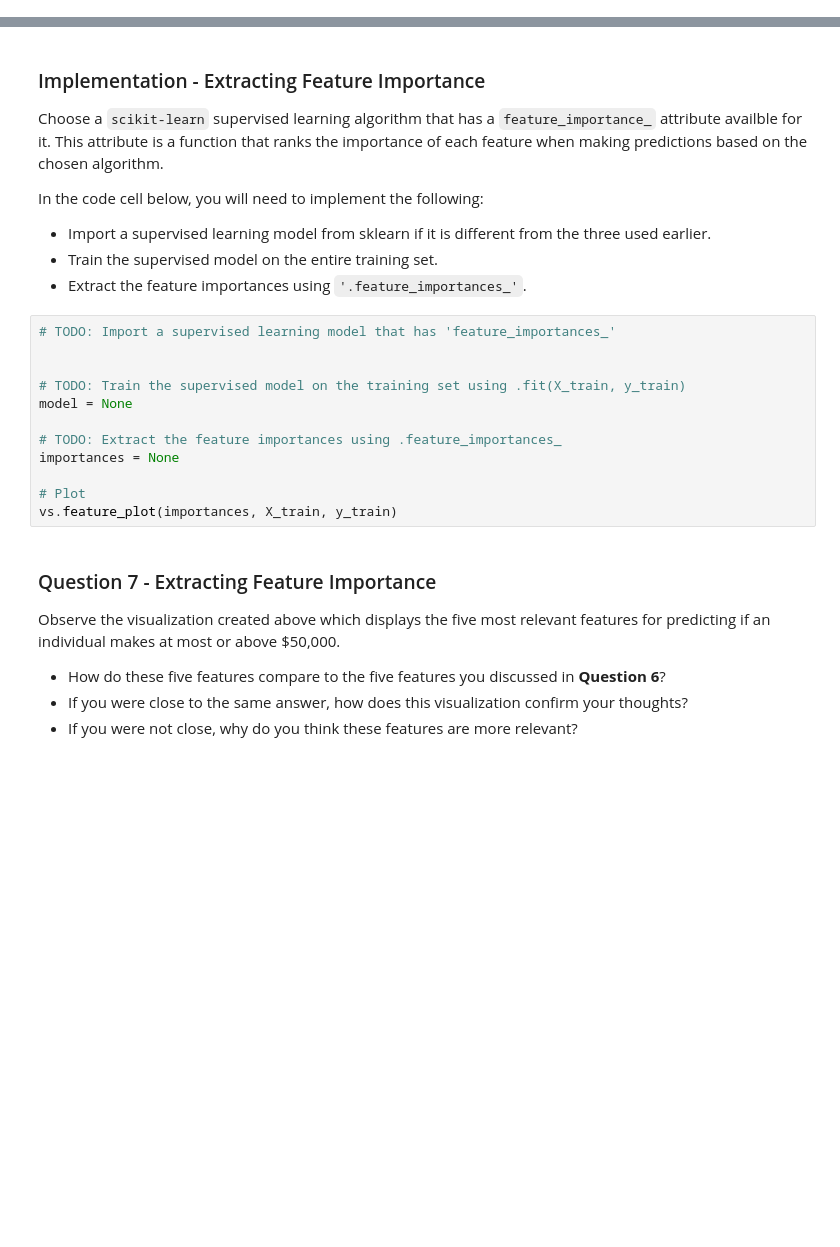
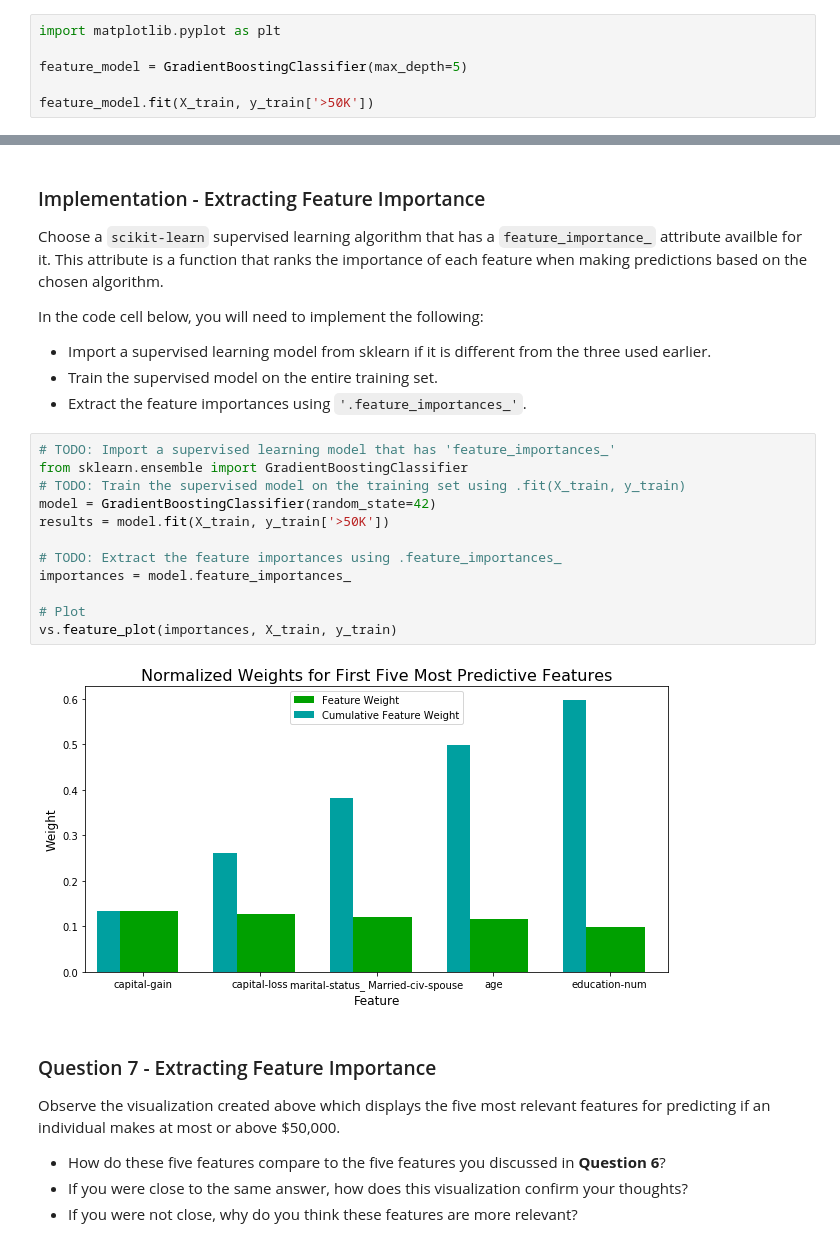
Before and after one commit to Ryanglambert/machine-learning, a Jupyter notebook: projects/finding_donors/finding_donors.ipynb, the cells around one changed output, grey strips where cells are left out. Cells and saved outputs as stored; diff of their text form; blank space fills up the shorter version.

```diff
--- a/projects/finding_donors/finding_donors.ipynb
+++ b/projects/finding_donors/finding_donors.ipynb
@@ -519,3 +611,9 @@ print "Final F-score on the testing data: {:.4f}".format(fbeta_score(y_test, bes
 An important task when performing supervised learning on a dataset like the census data we study here is determining which features provide the most predictive power. By focusing on the relationship between only a few crucial features and the target label we simplify our understanding of the phenomenon, which is most always a useful thing to do. In the case of this project, that means we wish to identify a small number of features that most strongly predict whether an individual makes at most or more than \$50,000.
 
 Choose a scikit-learn classifier (e.g., adaboost, random forests) that has a `feature_importance_` attribute, which is a function that ranks the importance of features according to the chosen classifier.  In the next python cell fit this classifier to training set and use this attribute to determine the top 5 most important features for the census dataset.
+# %%
+import matplotlib.pyplot as plt
+
+feature_model = GradientBoostingClassifier(max_depth=5)
+
+feature_model.fit(X_train, y_train['>50K'])
@@ -534,16 +649,18 @@ In the code cell below, you will need to implement the following:
  - Extract the feature importances using `'.feature_importances_'`.
 # %%
 # TODO: Import a supervised learning model that has 'feature_importances_'
-
-
+from sklearn.ensemble import GradientBoostingClassifier
 # TODO: Train the supervised model on the training set using .fit(X_train, y_train)
-model = None
+model = GradientBoostingClassifier(random_state=42)
+results = model.fit(X_train, y_train['>50K'])
 
 # TODO: Extract the feature importances using .feature_importances_
-importances = None
+importances = model.feature_importances_
 
 # Plot
 vs.feature_plot(importances, X_train, y_train)
+# %% [output]
+[figure, added]
 # %% [markdown]
 ### Question 7 - Extracting Feature Importance
 
```
Also changed, not shown: parts of 30 cells of this notebook.
